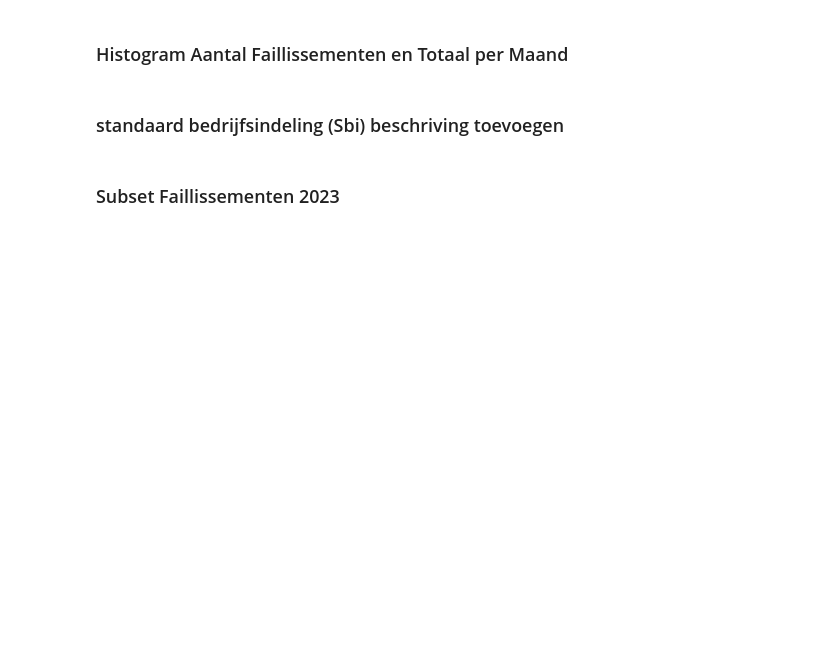
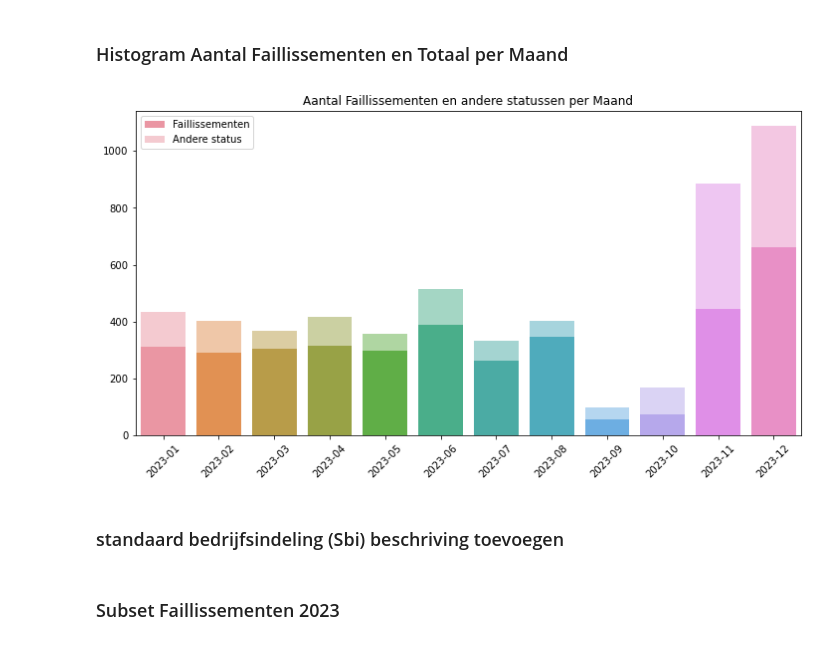
Before and after one commit to RaThorat/Faillissement_2023_analyse, a Jupyter notebook: Faillissement_2023_analyse.ipynb, the cells around one changed output. Saved outputs shown, nothing was run; the diff lists cells and outputs as text; code cells hidden in the pictures; blank space fills up the shorter version.

```diff
--- a/Faillissement_2023_analyse.ipynb
+++ b/Faillissement_2023_analyse.ipynb
@@ -25,3 +25,4 @@ data['Status_faillissement'] = data['Status_faillissement'].str.strip()
 
 data['ORG_KVK'] = pd.to_numeric(data['ORG_KVK'], errors='coerce', downcast='integer').fillna(0).astype(int)
 data['Sbi-code'] = pd.to_numeric(data['Sbi-code'], errors='coerce', downcast='integer').fillna(0).astype(int)
+data = data.drop_duplicates(keep='first').reset_index(drop=True)
@@ -41,26 +57,28 @@ plt.show()
 # %%
 # Zorg ervoor dat de 'Datum' kolom een datetime formaat heeft
 data['Datum'] = pd.to_datetime(data['Datum'])
 
 # Voeg een kolom toe voor de maand
 data['Maand'] = data['Datum'].dt.to_period('M')
 
 # Groepeer de data per maand en tel het aantal faillissementen
 maandelijkse_faillissementen = data[data['Status_faillissement'] == 'Faillissement'].groupby('Maand').size()
 
 # Bereken het totaal aantal faillissementen per maand
 totaal_per_maand = data.groupby('Maand').size()
 
 # Maak een gecombineerde plot
 plt.figure(figsize=(12, 6))
-sns.lineplot(x=maandelijkse_faillissementen.index.astype(str), y=maandelijkse_faillissementen.values, label='Faillissementen')
-sns.barplot(x=totaal_per_maand.index.astype(str), y=totaal_per_maand.values, alpha=0.5, label='Totaal')
+sns.barplot(x=maandelijkse_faillissementen.index.astype(str), y=maandelijkse_faillissementen.values, label='Faillissementen')
+sns.barplot(x=totaal_per_maand.index.astype(str), y=totaal_per_maand.values, alpha=0.5, label='Andere status')
 plt.xlabel('')
 plt.ylabel('')
-plt.title('Aantal Faillissementen en Totaal per Maand')
+plt.title('Aantal Faillissementen en andere statussen per Maand')
 plt.xticks(rotation=45)
 plt.legend()
 plt.show()
+# %% [output]
+[figure, added]
 # %% [markdown]
 ### standaard bedrijfsindeling (Sbi) beschriving toevoegen
 # %%
```
Also changed, not shown: parts of 4 cells of this notebook, 2 other files.
